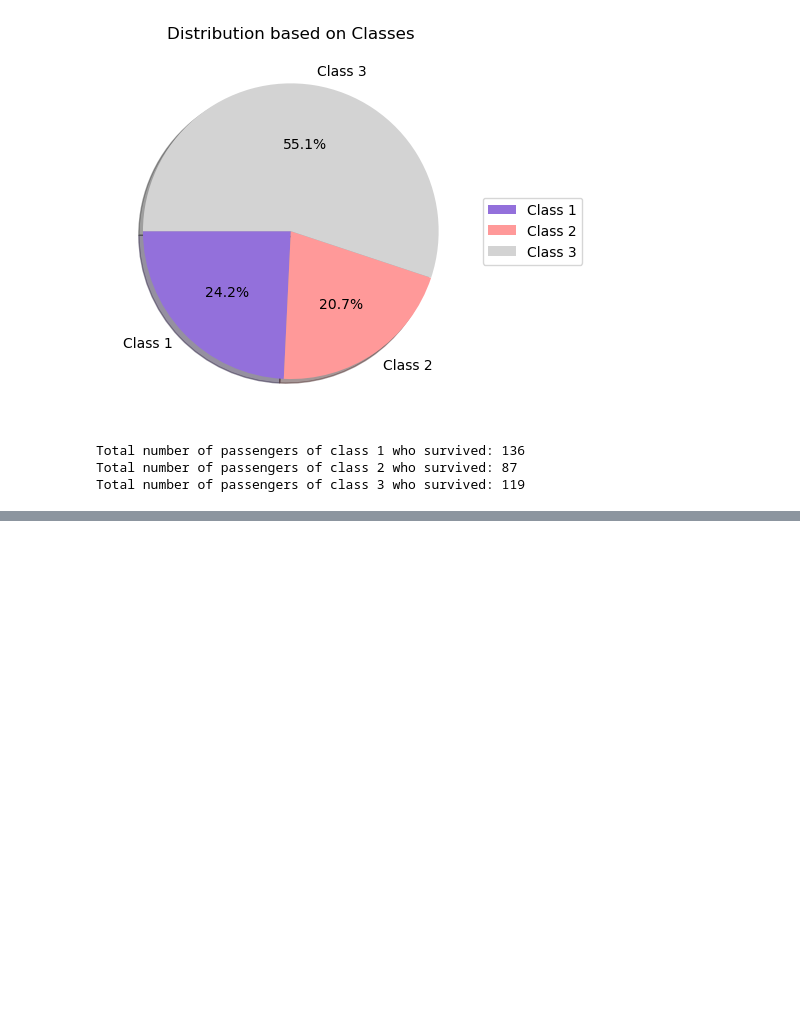
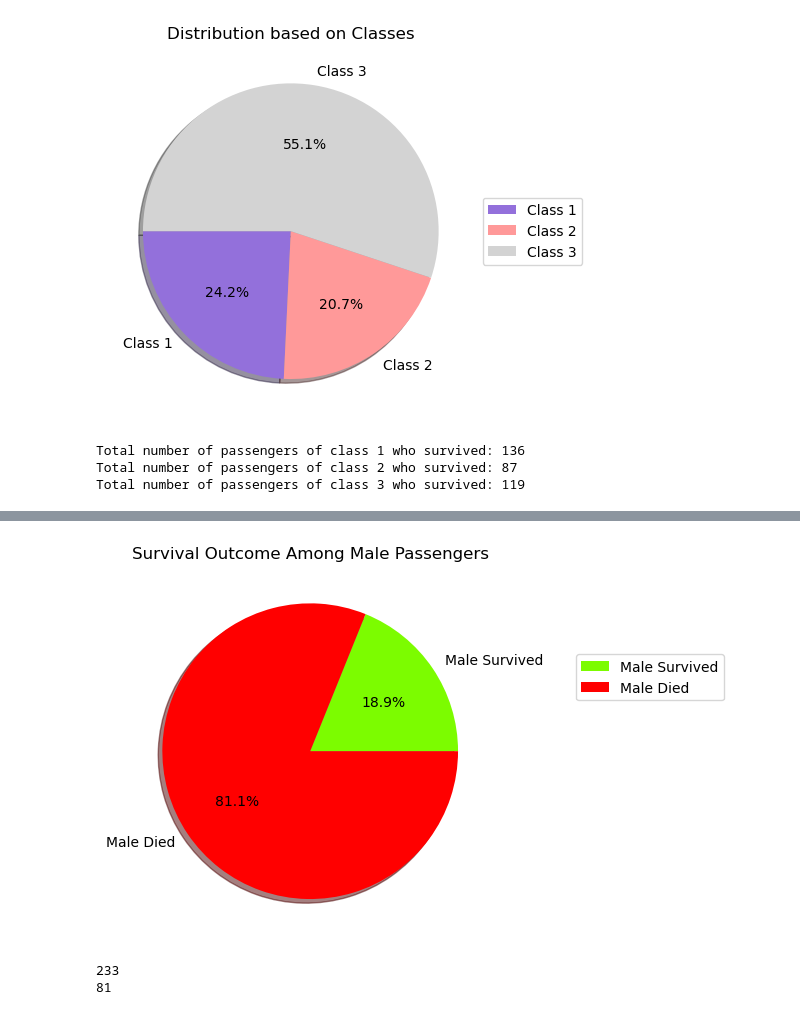
Before and after one commit to shiffa-04/Titanic-Data-set, a Jupyter notebook: Data-set.ipynb, the cells around one changed output, grey strips where cells are left out. Drawn from its saved outputs; the diff is of its cells as text; code cells hidden in the pictures; blank space fills up the shorter version.

```diff
--- a/Data-set.ipynb
+++ b/Data-set.ipynb
@@ -136,0 +164,21 @@ Total number of passengers of class 3 who survived: 119
+# %%
+shades = ['lawngreen','red']
+data={
+    'Male Survived' : male_survived,
+    'Male Died': male_died
+}
+plt.title("Survival Outcome Among Male Passengers")
+plt.pie(data.values(), labels=data.keys(), shadow=True, colors=shades, autopct='%2.1f%%')
+plt.legend(loc ='center left', bbox_to_anchor=(1.2,0.7))
+plt.show()
+# %% [output]
+[figure, added]
+# %%
+#total female vs female who survived
+female_survived = ((df['Sex'] =='female') & (df['Survived']==1)).sum()
+print(female_survived)
+female_died = ((df['Sex'] =='female') & (df['Survived']==0)).sum()
+print(female_died)
+# %% [output]
+233
+81
```
Also changed, not shown: parts of 3 cells of this notebook.
